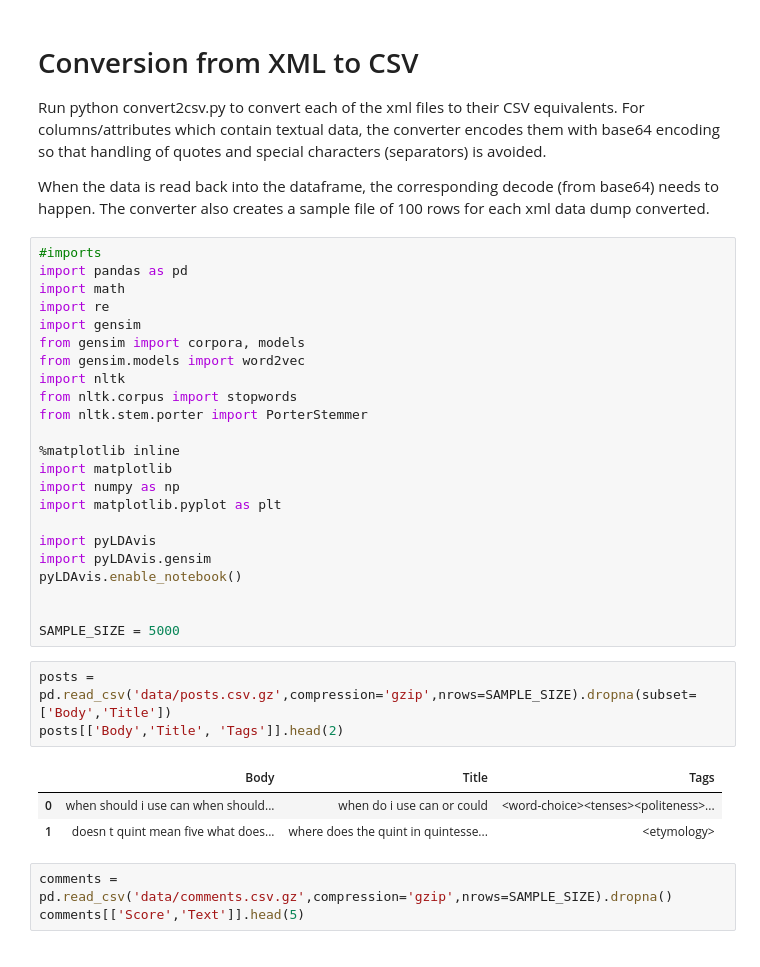
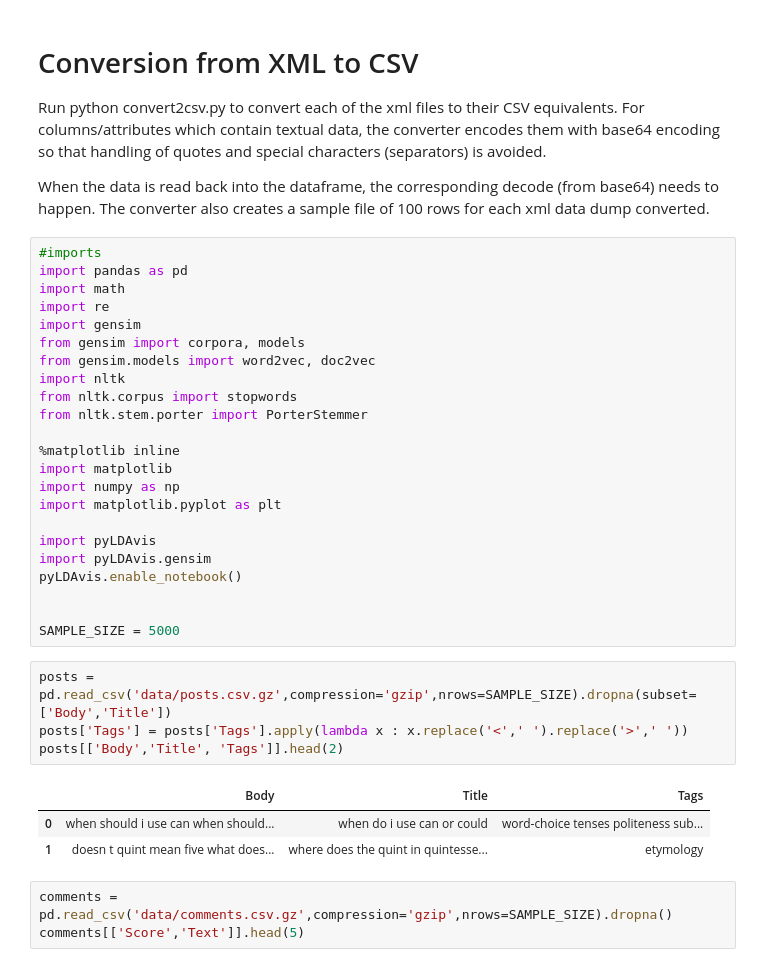
Before and after one commit to dhruvaray/soml, a Jupyter notebook: index.ipynb, the cells around one changed output. Drawn from its saved outputs; the diff is of its cells as text.

```diff
--- a/index.ipynb
+++ b/index.ipynb
@@ -124,7 +124,7 @@ import math
 import re
 import gensim
 from gensim import corpora, models
-from gensim.models import word2vec
+from gensim.models import word2vec, doc2vec
 import nltk
 from nltk.corpus import stopwords
 from nltk.stem.porter import PorterStemmer
@@ -142,11 +142,12 @@ pyLDAvis.enable_notebook()
 SAMPLE_SIZE = 5000
 # %%
 posts = pd.read_csv('data/posts.csv.gz',compression='gzip',nrows=SAMPLE_SIZE).dropna(subset=['Body','Title'])
+posts['Tags'] = posts['Tags'].apply(lambda x : x.replace('<',' ').replace('>',' '))
 posts[['Body','Title', 'Tags']].head(2)
 # %% [output]
 |  | Body | Title | Tags |
-| 0 | when should i use can when should... | when do i use can or could | <word-choice><tenses><politeness>... |
-| 1 | doesn t quint mean five what does... | where does the quint in quintesse... | <etymology> |
+| 0 | when should i use can when should... | when do i use can or could | word-choice tenses politeness sub... |
+| 1 | doesn t quint mean five what does... | where does the quint in quintesse... | etymology |
 # %%
 comments = pd.read_csv('data/comments.csv.gz',compression='gzip',nrows=SAMPLE_SIZE).dropna()
 comments[['Score','Text']].head(5)
```
Also changed, not shown: parts of 7 cells of this notebook.
